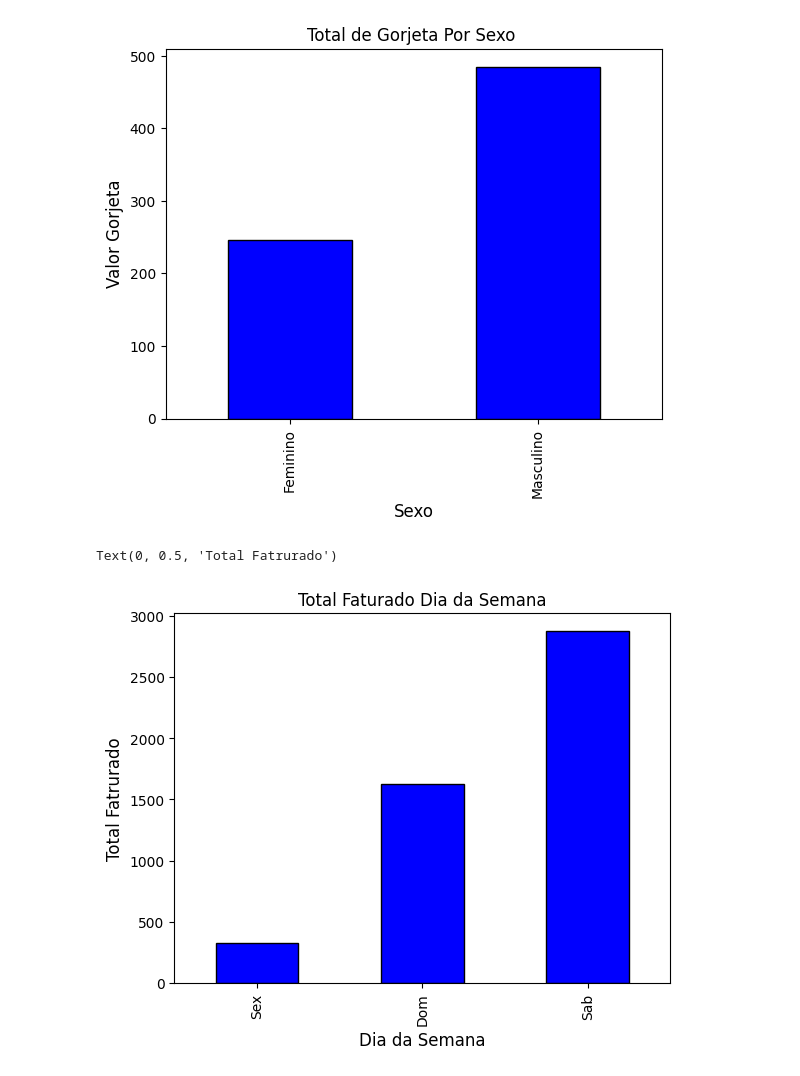
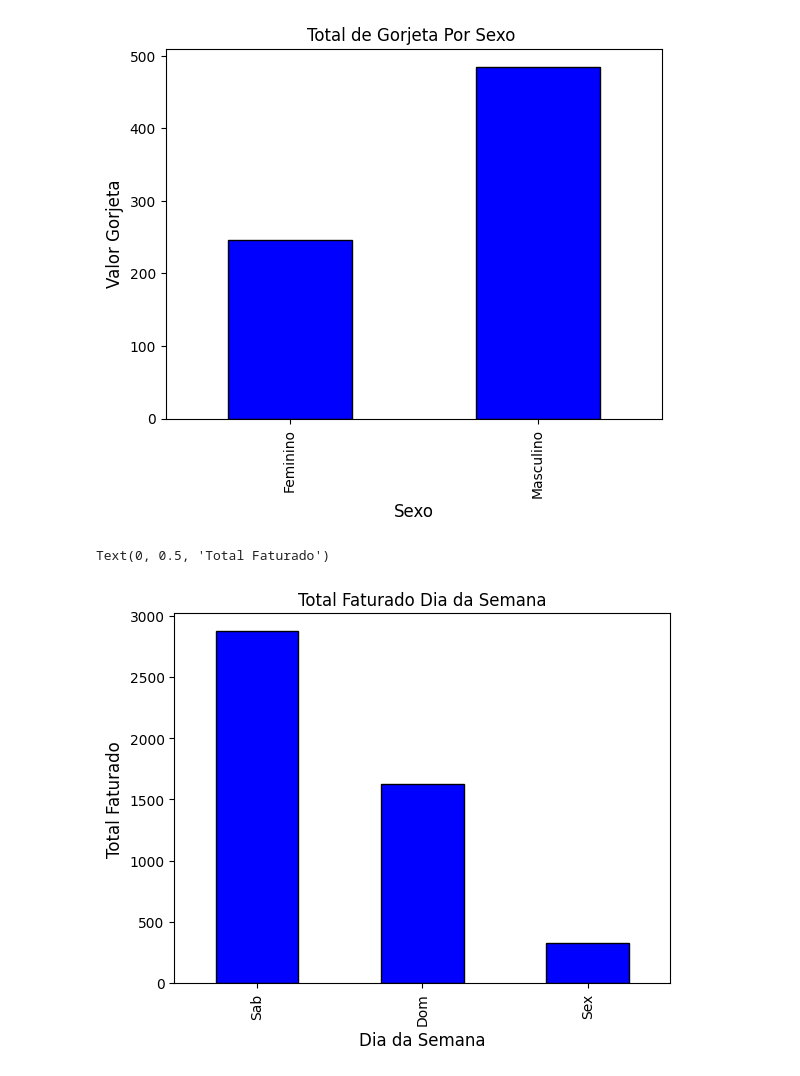
Before and after one commit to trunfo4608/Python-Analise_Restaurante, a Jupyter notebook: Proj_Analise_Dados_Restaurante.ipynb, the cells around one changed output. Saved outputs shown, nothing was run; the diff lists cells and outputs as text; code cells hidden in the pictures.

```diff
--- a/Proj_Analise_Dados_Restaurante.ipynb
+++ b/Proj_Analise_Dados_Restaurante.ipynb
@@ -289,12 +282,12 @@ plt.ylabel('Valor Gorjeta', fontsize=12)
 Text(0, 0.5, 'Valor Gorjeta')
 [figure]
 # %%
-sub_set_count_semana = sub_set.groupby('DIA SEMANA')['TOTAL PAGO'].sum().sort_values(ascending=True)
+sub_set_count_semana = sub_set.groupby('DIA SEMANA')['TOTAL PAGO'].sum().sort_values(ascending=False)
 
 sub_set_count_semana.plot.bar(color='blue', ec='k')
 plt.title('Total Faturado Dia da Semana')
 plt.xlabel('Dia da Semana', fontsize=12)
 plt.ylabel('Total Faturado', fontsize=12)
 # %% [output]
-Text(0, 0.5, 'Total Fatrurado')
+Text(0, 0.5, 'Total Faturado')
-[figure, old version]
+[figure, new version]
```
Also changed, not shown: parts of 7 cells of this notebook.
